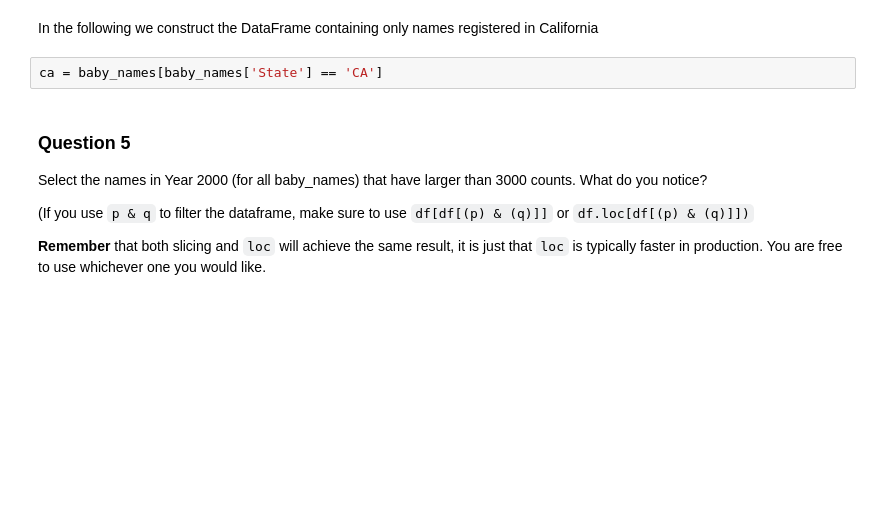
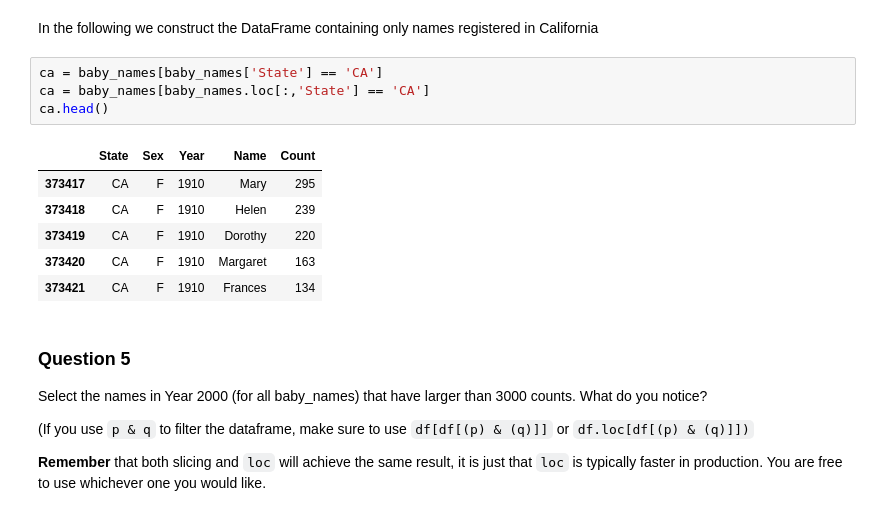
Before and after one commit to zhugeyicixin/DataSci200, a Jupyter notebook: labs/lab02/lab02.ipynb, the cells around one changed output. Drawn from its saved outputs; the diff is of its cells as text; blank space fills up the shorter version.

```diff
--- a/labs/lab02/lab02.ipynb
+++ b/labs/lab02/lab02.ipynb
@@ -303,6 +475,15 @@ Symbol | Usage      | Meaning
 In the following we construct the DataFrame containing only names registered in California
 # %%
 ca = baby_names[baby_names['State'] == 'CA']
+ca = baby_names[baby_names.loc[:,'State'] == 'CA']
+ca.head()
+# %% [output]
+|  | State | Sex | Year | Name | Count |
+| 373417 | CA | F | 1910 | Mary | 295 |
+| 373418 | CA | F | 1910 | Helen | 239 |
+| 373419 | CA | F | 1910 | Dorothy | 220 |
+| 373420 | CA | F | 1910 | Margaret | 163 |
+| 373421 | CA | F | 1910 | Frances | 134 |
 # %% [markdown]
 ### Question 5
 Select the names in Year 2000 (for all baby_names) that have larger than 3000 counts. What do you notice?
```
Also changed, not shown: parts of 37 cells of this notebook.
